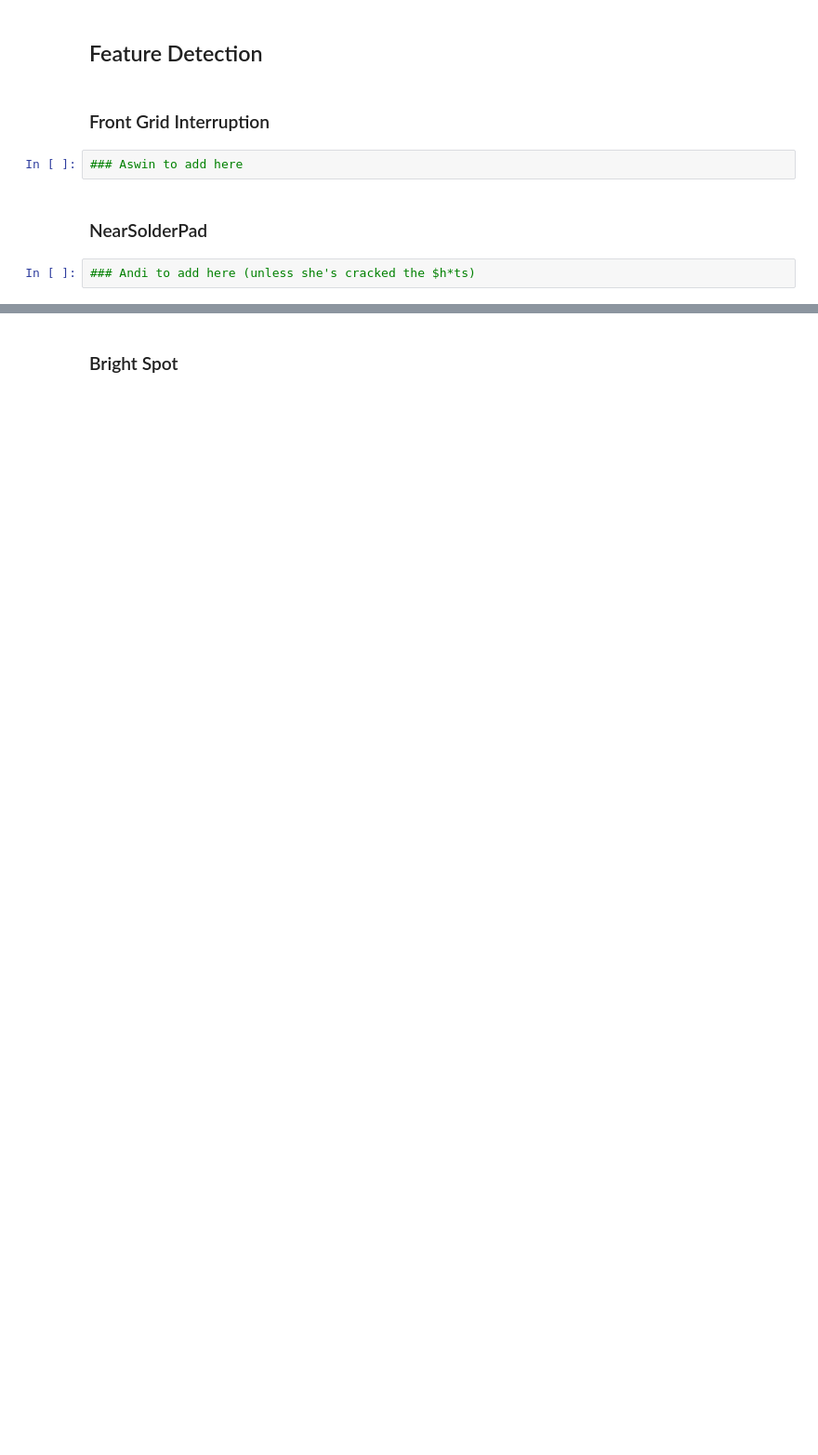
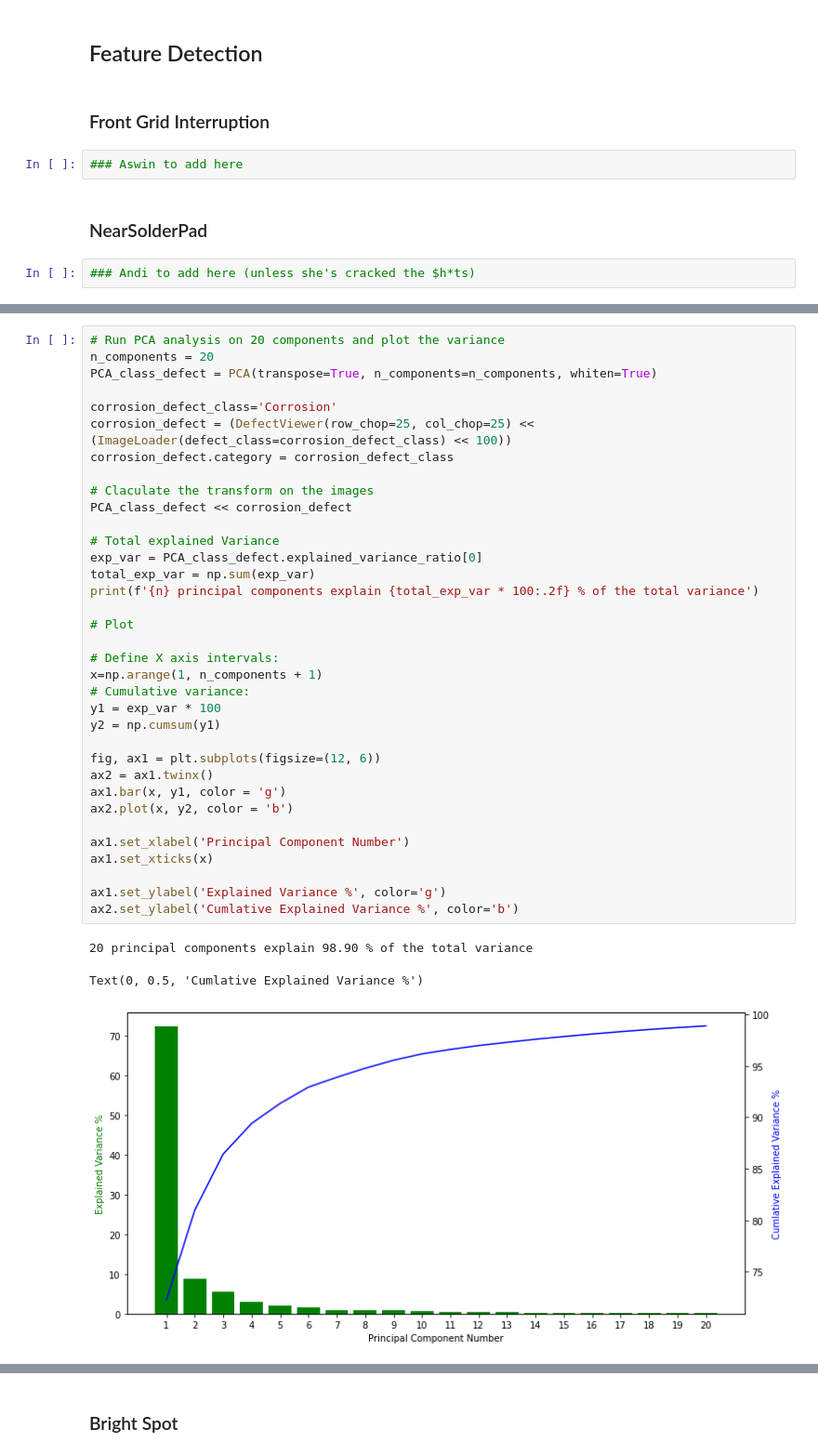
Before and after one commit to atox120/w281_finalproject_solascan, a Jupyter notebook: notebooks/main.ipynb, the cells around one changed output, grey strips where cells are left out. Shown: that part at 93% size. Saved outputs shown, nothing was run; the diff lists cells and outputs as text; blank space fills up the shorter version.

Commit message:
Adding Feature Detection for Corrosion and Brightspots

```diff
--- a/notebooks/main.ipynb
+++ b/notebooks/main.ipynb
@@ -144,0 +146,39 @@ show_example_image('Isolated', seed=1)
+# %%
+# Run PCA analysis on 20 components and plot the variance
+n_components = 20
+PCA_class_defect = PCA(transpose=True, n_components=n_components, whiten=True)
+
+corrosion_defect_class='Corrosion'
+corrosion_defect = (DefectViewer(row_chop=25, col_chop=25) << (ImageLoader(defect_class=corrosion_defect_class) << 100))
+corrosion_defect.category = corrosion_defect_class
+
+# Claculate the transform on the images
+PCA_class_defect << corrosion_defect
+
+# Total explained Variance
+exp_var = PCA_class_defect.explained_variance_ratio[0]
+total_exp_var = np.sum(exp_var)
+print(f'{n} principal components explain {total_exp_var * 100:.2f} % of the total variance')
+
+# Plot
+
+# Define X axis intervals:
+x=np.arange(1, n_components + 1)
+# Cumulative variance:
+y1 = exp_var * 100
+y2 = np.cumsum(y1)
+
+fig, ax1 = plt.subplots(figsize=(12, 6))
+ax2 = ax1.twinx()
+ax1.bar(x, y1, color = 'g')
+ax2.plot(x, y2, color = 'b')
+
+ax1.set_xlabel('Principal Component Number')
+ax1.set_xticks(x)
+
+ax1.set_ylabel('Explained Variance %', color='g')
+ax2.set_ylabel('Cumlative Explained Variance %', color='b')
+# %% [output]
+20 principal components explain 98.90 % of the total variance
+Text(0, 0.5, 'Cumlative Explained Variance %')
+[figure, added]
```
Also changed, not shown: parts of 17 cells of this notebook.
